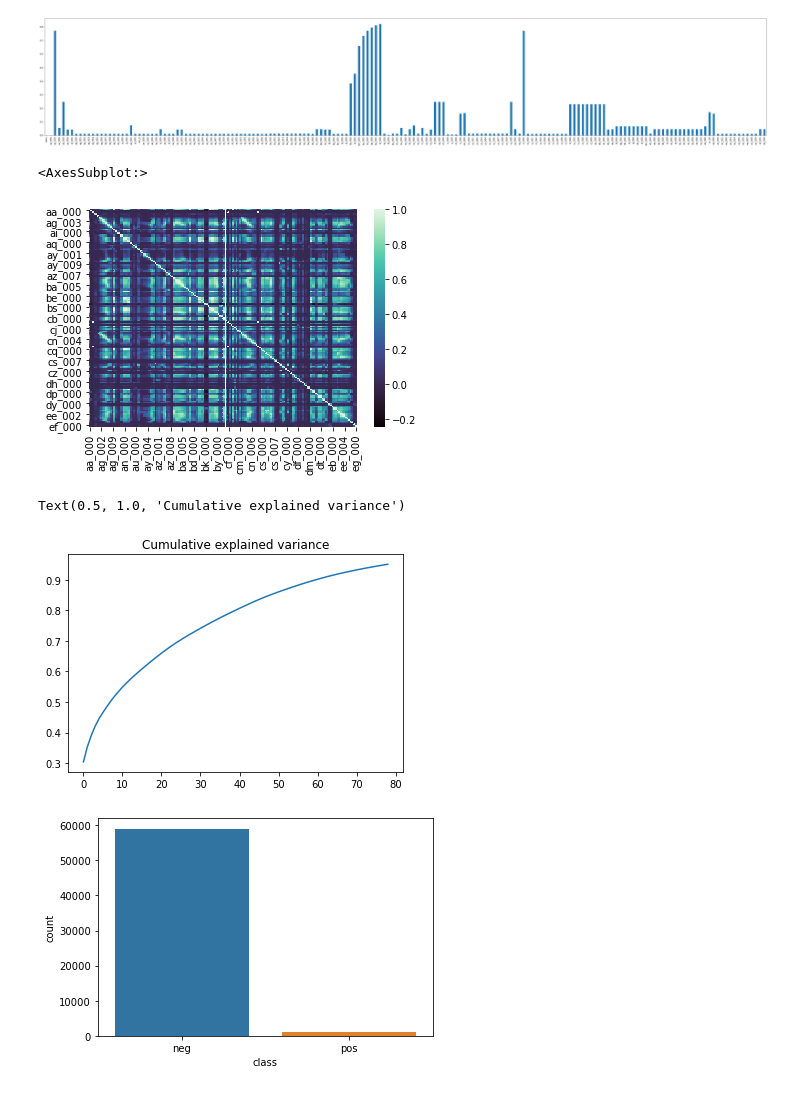
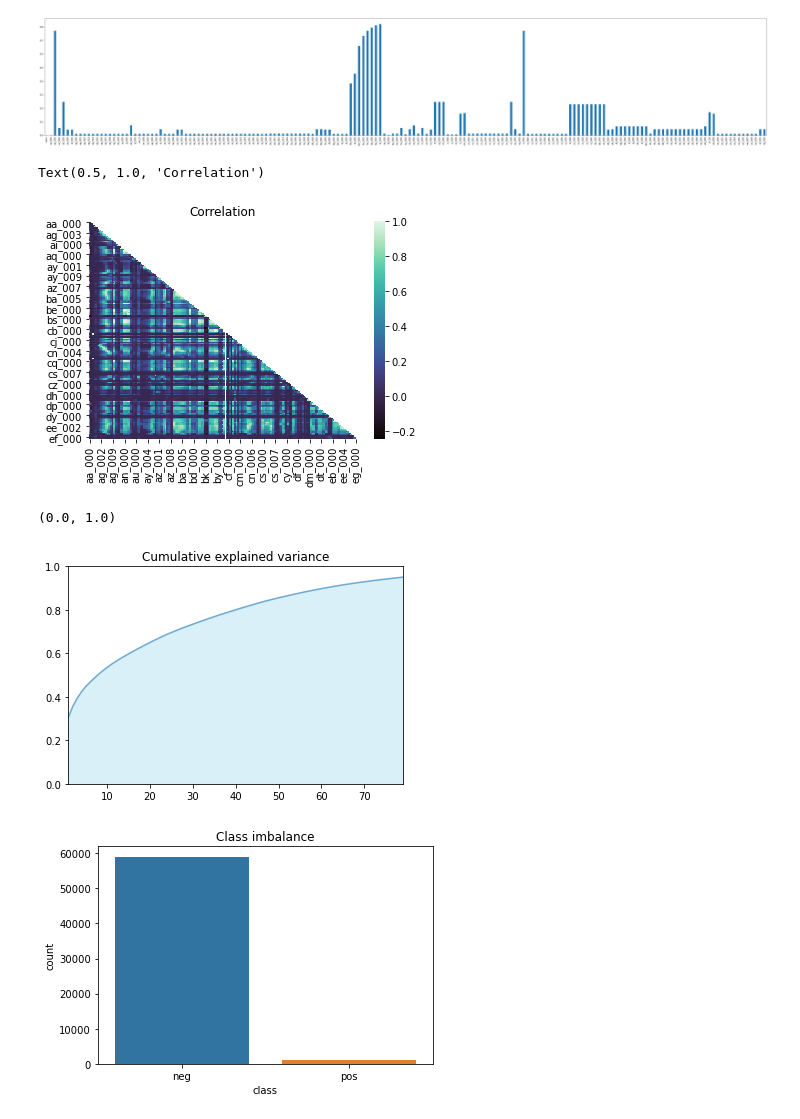
Before and after one commit to daawidziu/APS-Failure-at-Scania-Trucks, a Jupyter notebook: notebooks/ApsFailure.ipynb, the cells around one changed output. Cells and saved outputs as stored; diff of their text form; code cells hidden in the pictures.

```diff
--- a/notebooks/ApsFailure.ipynb
+++ b/notebooks/ApsFailure.ipynb
@@ -47,10 +60,11 @@ train.drop(columns, axis=1, inplace=True)
 test.drop(columns, axis=1, inplace=True)
 # %%
 corr = train.corr()
-sns.heatmap(corr, cmap="mako")
+mask = np.triu(np.ones_like(corr, dtype=bool))
+sns.heatmap(corr, cmap="mako", mask=mask).set_title('Correlation')
 # %% [output]
-<AxesSubplot:>
+Text(0.5, 1.0, 'Correlation')
-[figure, old version]
+[figure, new version]
 # %%
 y_train = train['class']
 X_train = train.drop('class', axis=1)
@@ -67,20 +81,24 @@ X_test = scaler.transform(X_test)
 # %%
 pca = PCA(n_components=.95)
 pca.fit(X_train)
-plt.plot(np.cumsum(pca.explained_variance_ratio_))
+
+plt.fill_between(range(1, 80),np.cumsum(pca.explained_variance_ratio_), color="skyblue", alpha=0.3)
+plt.plot(range(1, 80),np.cumsum(pca.explained_variance_ratio_), alpha=0.6)
 plt.title("Cumulative explained variance")
+plt.xlim(1, 79)
+plt.ylim(0, 1)
 # %% [output]
-Text(0.5, 1.0, 'Cumulative explained variance')
+(0.0, 1.0)
-[figure, old version]
+[figure, new version]
 # %%
 X_train = pca.fit_transform(X_train)
 X_test = pca.transform(X_test)
 # %%
-sns.countplot(y_train)
-y_train = pd.get_dummies(train['class'], drop_first=True)
-y_test = pd.get_dummies(test['class'], drop_first=True)
+sns.countplot(y_train).set_title('Class imbalance')
+y_train = pd.get_dummies(train['class'], drop_first=True).values.ravel()
+y_test = pd.get_dummies(test['class'], drop_first=True).values.ravel()
 # %% [output]
-[figure, old version]
+[figure, new version]
 # %%
 resampler = SMOTEENN(n_jobs=-1)
 X_train, y_train = resampler.fit_resample(X_train, y_train)
```
Also changed, not shown: parts of 15 cells of this notebook, 2 other files.
